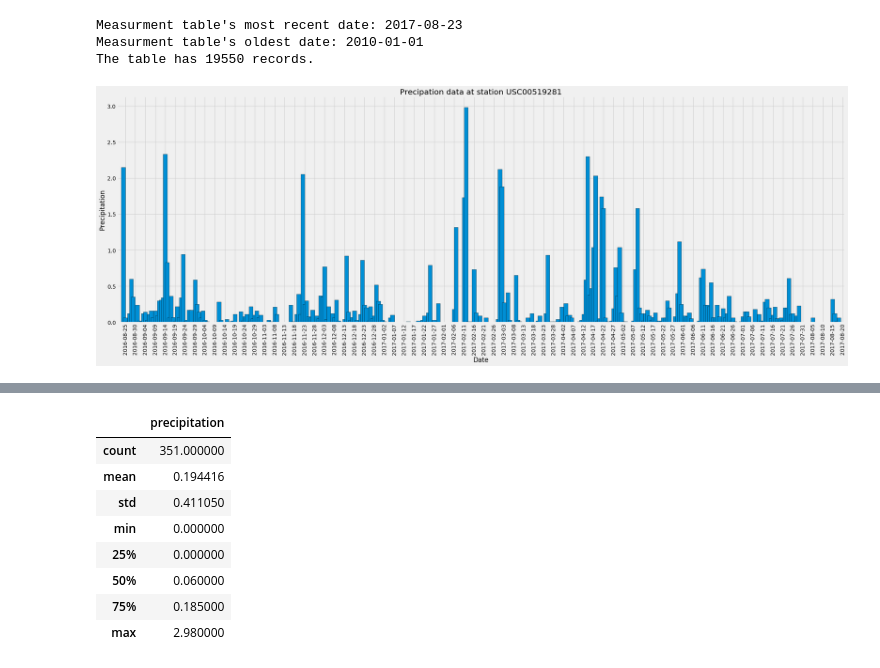
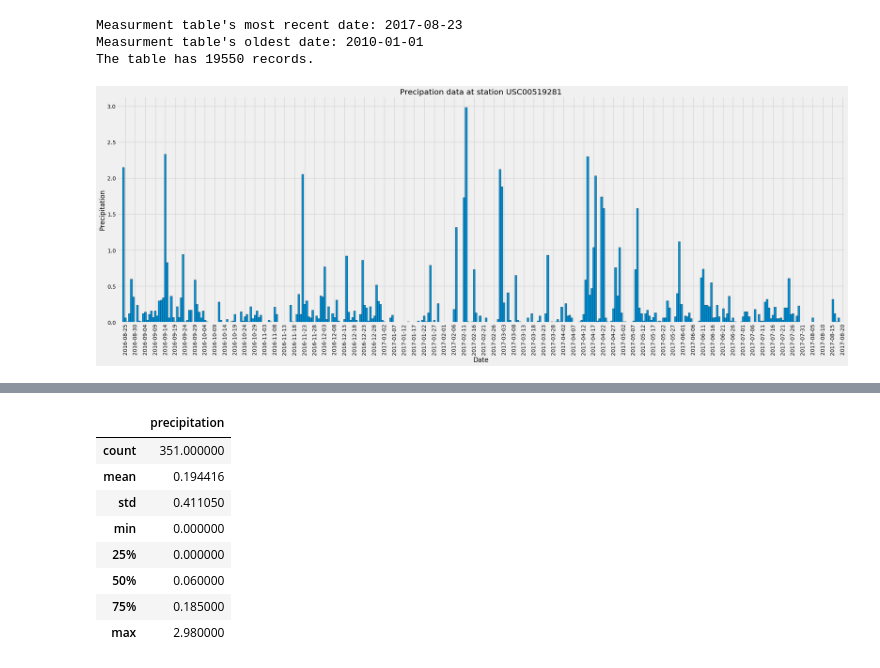
Before and after one commit to JeremyBrent/SQLAlchemy, a Jupyter notebook: climateanalysis.ipynb, the cells around one changed output, grey strips where cells are left out. Cells and saved outputs as stored; diff of their text form; code cells hidden in the pictures.

Commit message:
created a new bar chart

```diff
--- a/climateanalysis.ipynb
+++ b/climateanalysis.ipynb
@@ -83,18 +83,19 @@ df['date'] = pd.to_datetime(df.date)
 
 x = df.date
 y = df.precipitation
-
-fig = plt.figure(figsize=(30,10))
-ax = plt.subplot(111)
-ax.bar(x,y,width=2,edgecolor = 'black')
-plt.gca().xaxis.set_major_formatter(mdates.DateFormatter('%Y-%m-%d'))
-plt.gca().xaxis.set_major_locator(mdates.DayLocator(interval=5))
-plt.xticks(rotation=90)
-plt.xlabel("Date")
-plt.ylabel("Precipitation")
-plt.title(f"Precipation data at station {prcp_at_station}")
-plt.xlim(pd.to_datetime("2016-08-21"),pd.to_datetime("2017-08-21"))
-
-plt.show()
-# %% [output]
-[figure, removed]
+# %%
+fig = plt.figure(figsize=(30,10))
+ax = plt.subplot(111)
+ax.bar(x,y,width=1,edgecolor = 'black')
+#plt.plot_date(x,y,fmt='-b',kind='bar')
+plt.gca().xaxis.set_major_formatter(mdates.DateFormatter('%Y-%m-%d'))
+plt.gca().xaxis.set_major_locator(mdates.DayLocator(interval=5))
+plt.xticks(rotation=90)
+plt.xlabel("Date")
+plt.ylabel("Precipitation")
+plt.title(f"Precipation data at station {prcp_at_station}")
+plt.xlim(pd.to_datetime("2016-08-21"),pd.to_datetime("2017-08-21"))
+
+plt.show()
+# %% [output]
+[figure, added]
```
Also changed, not shown: parts of 1 cell of this notebook.
